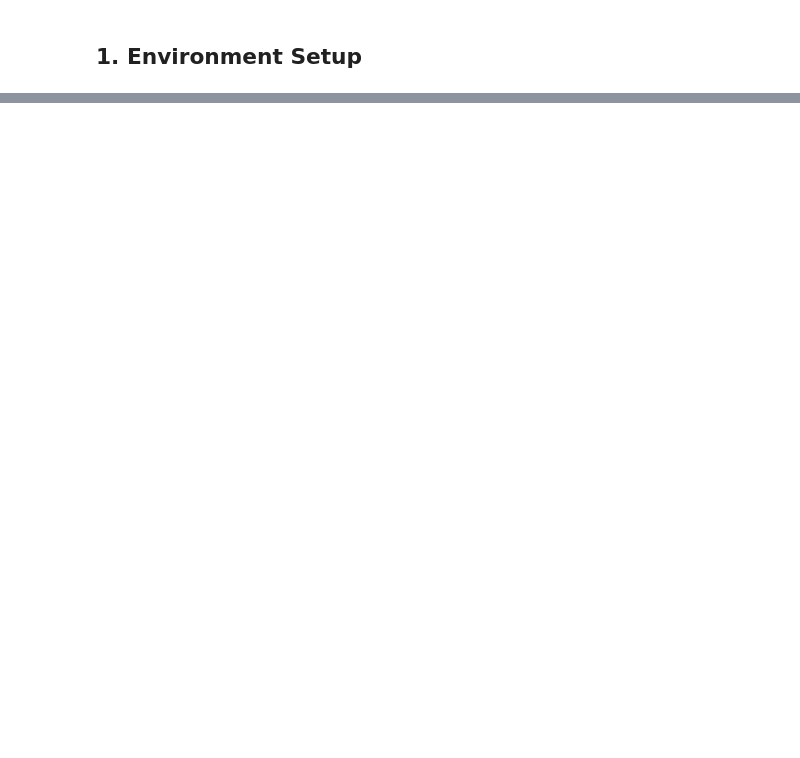
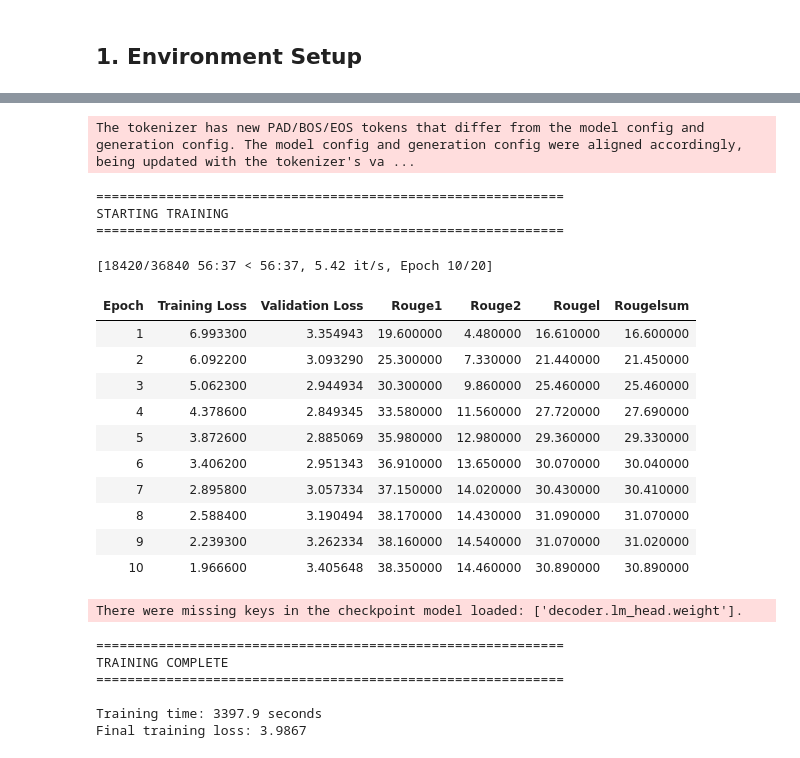
Before and after one commit to LittleHouse75/flatiron-language-models-for-ai, a Jupyter notebook: notebooks/02_experiment1_bert_gpt2.ipynb, the cells around one changed output, grey strips where cells are left out. Saved outputs shown, nothing was run; the diff lists cells and outputs as text; code cells hidden in the pictures; blank space fills up the shorter version.

```diff
--- a/notebooks/02_experiment1_bert_gpt2.ipynb
+++ b/notebooks/02_experiment1_bert_gpt2.ipynb
@@ -668,0 +194,27 @@ This notebook demonstrates the feasibility and limitations of a hand-assembled e
+# %%
+from transformers import AutoTokenizer
+
+# Encoder tokenizer (DistilBERT)
+enc_tokenizer = AutoTokenizer.from_pretrained(MODEL_ENCODER_NAME, use_fast=True)
+
+# Decoder tokenizer (DistilGPT-2)
+dec_tokenizer = AutoTokenizer.from_pretrained(MODEL_DECODER_NAME, use_fast=True)
+
+# GPT-2 has no pad token by default - add one
+if dec_tokenizer.pad_token is None:
+    dec_tokenizer.add_special_tokens({"pad_token": "[PAD]"})
+    print(f"Added pad token: '{dec_tokenizer.pad_token}' (id: {dec_tokenizer.pad_token_id})")
+
+# Set BOS token (used as decoder_start_token)
+if dec_tokenizer.bos_token is None:
+    dec_tokenizer.bos_token = dec_tokenizer.eos_token
+
+print(f"\nEncoder tokenizer: {enc_tokenizer.__class__.__name__}")
+print(f"  Vocab size: {len(enc_tokenizer):,}")
+print(f"  Pad token: '{enc_tokenizer.pad_token}'")
+
+print(f"\nDecoder tokenizer: {dec_tokenizer.__class__.__name__}")
+print(f"  Vocab size: {len(dec_tokenizer):,}")
+print(f"  Pad token: '{dec_tokenizer.pad_token}'")
+print(f"  BOS token: '{dec_tokenizer.bos_token}'")
+print(f"  EOS token: '{dec_tokenizer.eos_token}'")
@@ -668,0 +527,41 @@ This notebook demonstrates the feasibility and limitations of a hand-assembled e
+# %%
+if RUN_TRAINING:
+    print("="*60)
+    print("STARTING TRAINING")
+    print("="*60)
+
+    # Train!
+    train_result = trainer.train()
+
+    print("\n" + "="*60)
+    print("TRAINING COMPLETE")
+    print("="*60)
+    print(f"\nTraining time: {train_result.metrics['train_runtime']:.1f} seconds")
+    print(f"Final training loss: {train_result.metrics['train_loss']:.4f}")
+else:
+    print("Skipping training (RUN_TRAINING=False)")
+    print("Will use loaded model for evaluation.")
+# %% [output]
+The tokenizer has new PAD/BOS/EOS tokens that differ from the model config and generation config. The model config and generation config were aligned accordingly, being updated with the tokenizer's va ...
+============================================================
+STARTING TRAINING
+============================================================
+[18420/36840 56:37 < 56:37, 5.42 it/s, Epoch 10/20]
+| Epoch | Training Loss | Validation Loss | Rouge1 | Rouge2 | Rougel | Rougelsum |
+| 1 | 6.993300 | 3.354943 | 19.600000 | 4.480000 | 16.610000 | 16.600000 |
+| 2 | 6.092200 | 3.093290 | 25.300000 | 7.330000 | 21.440000 | 21.450000 |
+| 3 | 5.062300 | 2.944934 | 30.300000 | 9.860000 | 25.460000 | 25.460000 |
+| 4 | 4.378600 | 2.849345 | 33.580000 | 11.560000 | 27.720000 | 27.690000 |
+| 5 | 3.872600 | 2.885069 | 35.980000 | 12.980000 | 29.360000 | 29.330000 |
+| 6 | 3.406200 | 2.951343 | 36.910000 | 13.650000 | 30.070000 | 30.040000 |
+| 7 | 2.895800 | 3.057334 | 37.150000 | 14.020000 | 30.430000 | 30.410000 |
+| 8 | 2.588400 | 3.190494 | 38.170000 | 14.430000 | 31.090000 | 31.070000 |
+| 9 | 2.239300 | 3.262334 | 38.160000 | 14.540000 | 31.070000 | 31.020000 |
+| 10 | 1.966600 | 3.405648 | 38.350000 | 14.460000 | 30.890000 | 30.890000 |
+There were missing keys in the checkpoint model loaded: ['decoder.lm_head.weight'].
+============================================================
+TRAINING COMPLETE
+============================================================
+
+Training time: 3397.9 seconds
+Final training loss: 3.9867
```
Also changed, not shown: parts of 63 cells of this notebook, 6 other files.
